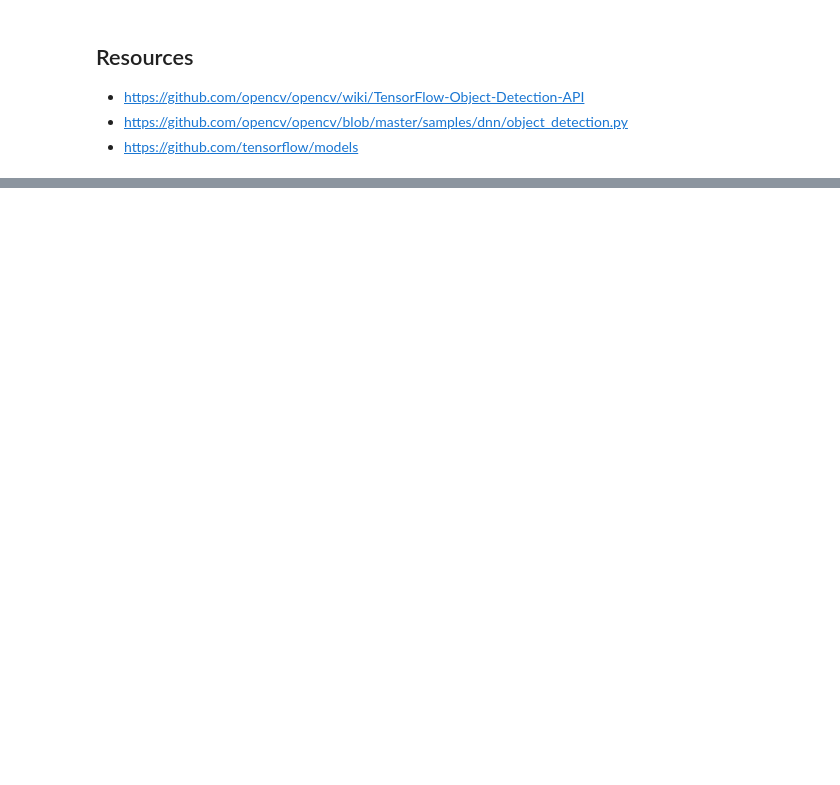
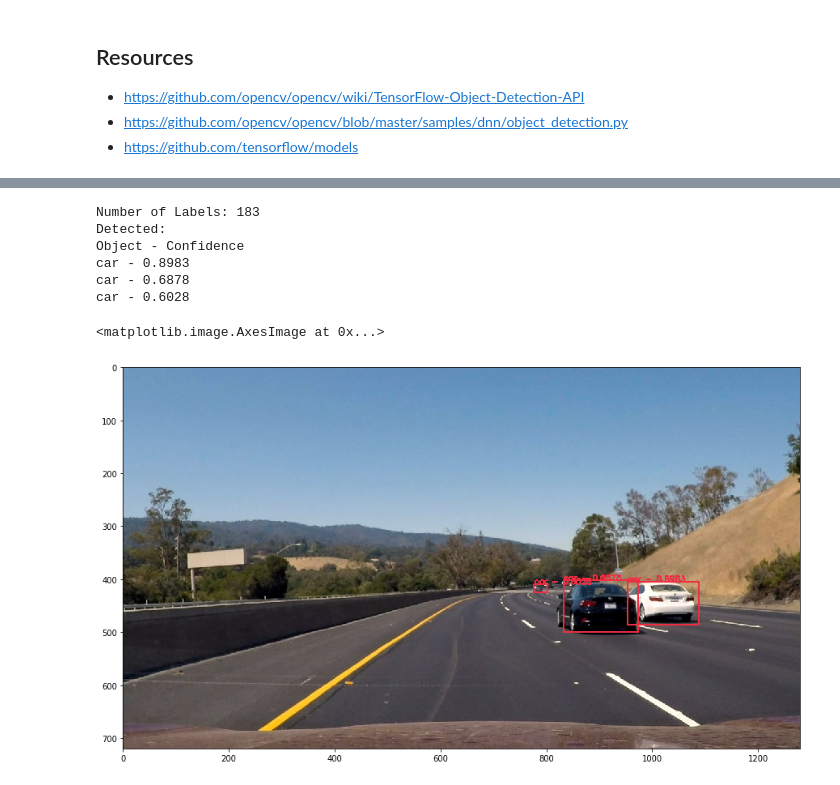
Before and after one commit to SSG-DRD-IOT/lab-opencv-examples, a Jupyter notebook: OpenCV_Object_Detection/OpenCV and Deep Neural Networks for Object Detection - Tensorflow.ipynb, the cells around one changed output, grey strips where cells are left out. Cells and saved outputs as stored; diff of their text form; code cells hidden in the pictures; blank space fills up the shorter version.

```diff
--- a/OpenCV_Object_Detection/OpenCV and Deep Neural Networks for Object Detection - Tensorflow.ipynb
+++ b/OpenCV_Object_Detection/OpenCV and Deep Neural Networks for Object Detection - Tensorflow.ipynb
@@ -151,0 +164,63 @@ car - 0.6028
+# %%
+import numpy as np
+import cv2 as cv
+%matplotlib inline
+import matplotlib.pyplot as  plt
+
+tf_labels_file = 'models/mscoco_labels.txt'
+tf_model_file = 'models/frozen_inference_graph.pb'
+tf_config_file = 'models/ssd_mobilenet_v1_coco_2017_11_17.pbtxt'
+
+labels = list()
+with open(tf_labels_file) as f:
+    lines = f.readlines()
+    for line in lines:
+        items = line.split(': ')
+        labels.append(items[1].replace('\n', ''))
+
+print('Number of Labels: '+ str(len(labels)))
+label_colors = np.random.uniform(0, 255, (len(labels),3))
+
+tf_net = cv.dnn.readNetFromTensorflow(tf_model_file, tf_config_file)
+source_image = '../images/street/YellowWhite.jpg'
+img = cv.imread(source_image)
+rows = img.shape[0]
+cols = img.shape[1]
+
+blob = cv.dnn.blobFromImage(img, 1.0/127.5, (300, 300), (127.5, 127.5, 127.5), swapRB=True, crop=False)
+
+# send blob input to neural net
+tf_net.setInput(blob)
+out = tf_net.forward()
+
+confidence = 0.6
+
+print('Detected: ')
+print('Object - Confidence')
+## here we get the data for each detected object in the blob
+for detection in out[0,0,:,:]:
+    score = float(detection[2])
+
+    label_idx = int(detection[1])
+    label_text = str(labels[label_idx]) + " - " + str(round(score, 4))
+
+    if score > confidence:
+        print(label_text)
+        left = detection[3] * cols
+        top = detection[4] * rows
+        right = detection[5] * cols
+        bottom = detection[6] * rows
+        cv.putText(img, label_text, (int(left), int(top)), cv.FONT_HERSHEY_SIMPLEX, 0.5, label_colors[label_idx], 2)
+        cv.rectangle(img, (int(left), int(top)), (int(right), int(bottom)), label_colors[label_idx], thickness=2)
+
+plt.figure(figsize=(15, 15))
+plt.imshow(cv.cvtColor(img, cv.COLOR_BGR2RGB))
+# %% [output]
+Number of Labels: 183
+Detected:
+Object - Confidence
+car - 0.8983
+car - 0.6878
+car - 0.6028
+<matplotlib.image.AxesImage at 0x...>
+[figure, added]
```
Also changed, not shown: parts of 4 cells of this notebook, 7 other files.
